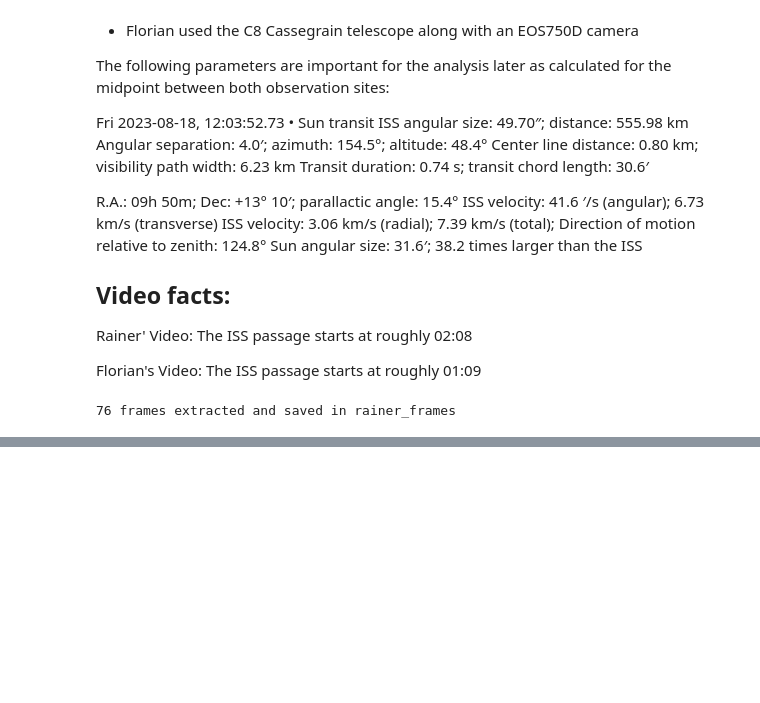
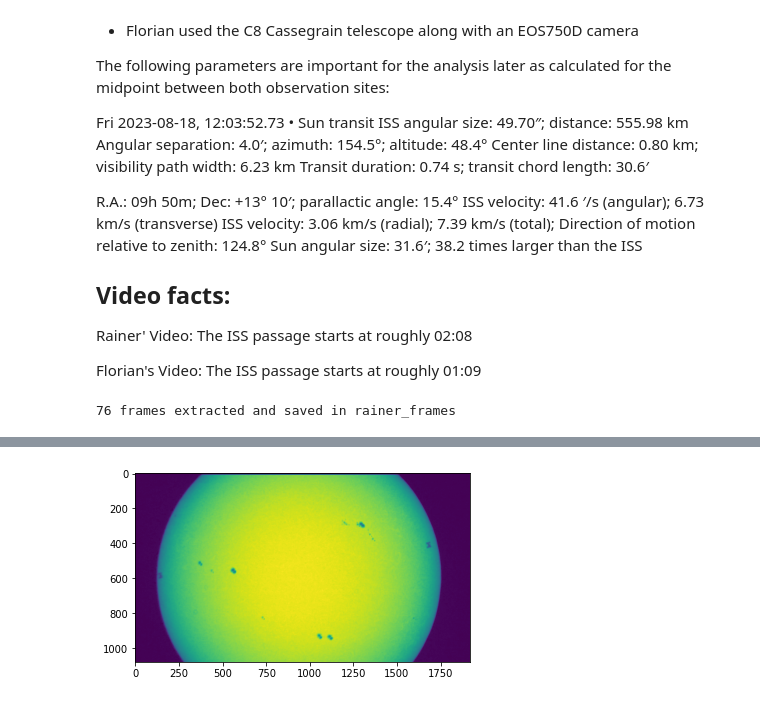
Before and after one commit to fruenger/ISSparallax, a Jupyter notebook: data_reduction.ipynb, the cells around one changed output, grey strips where cells are left out. Saved outputs shown, nothing was run; the diff lists cells and outputs as text; code cells hidden in the pictures; blank space fills up the shorter version.

```diff
--- a/data_reduction.ipynb
+++ b/data_reduction.ipynb
@@ -141,0 +196,5 @@ for image in tqdm(glob(in_image + "*.jpg")):
+# %%
+plt.imshow(np.min(all_data_aligned, axis=0))
+plt.show()
+# %% [output]
+[figure, added]
```
Also changed, not shown: parts of 3 cells of this notebook.
